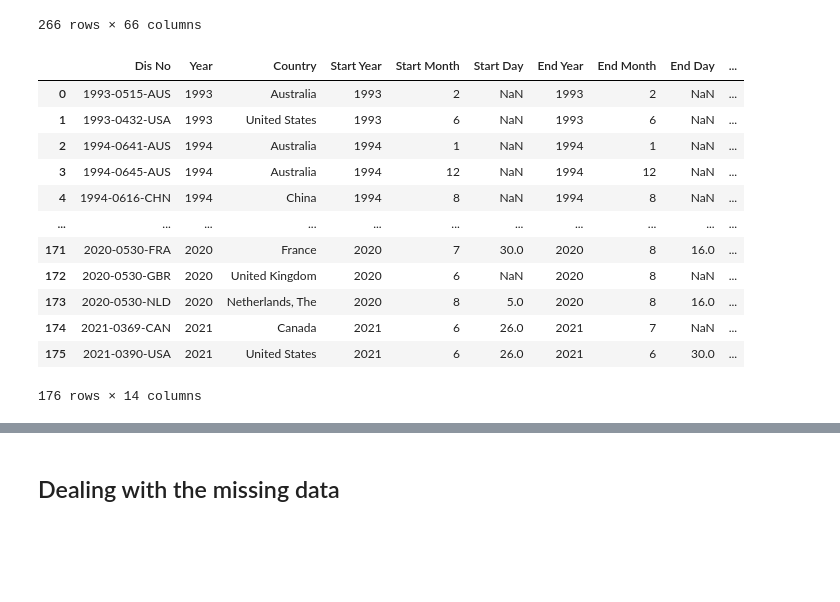
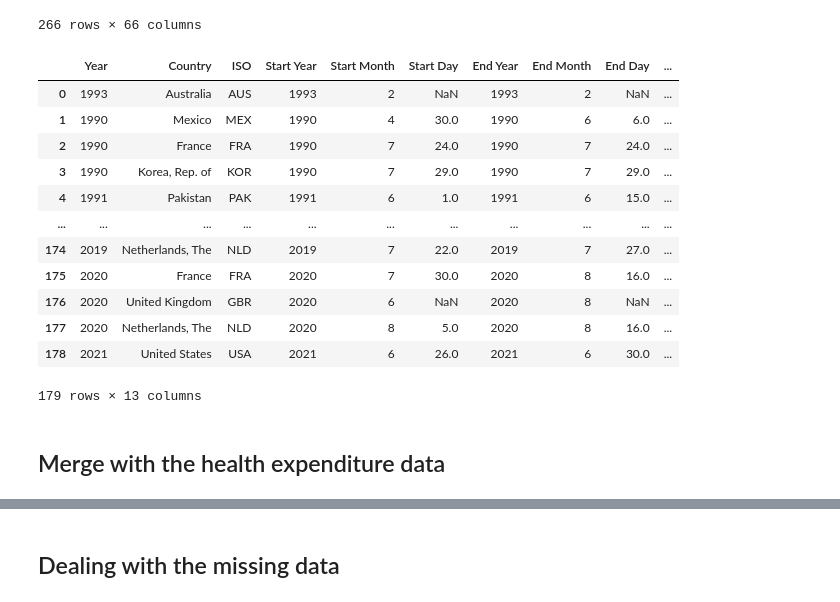
Before and after one commit to Themaoyc/MDA, a Jupyter notebook: Script/Data Preprocessing.ipynb, the cells around one changed output, grey strips where cells are left out. Cells and saved outputs as stored; diff of their text form; code cells hidden in the pictures; blank space fills up the shorter version.

```diff
--- a/Script/Data Preprocessing.ipynb
+++ b/Script/Data Preprocessing.ipynb
@@ -14,5 +30,0 @@ population= pd.read_csv(urlpopulation)
-# %%
-##choose the useful column from emdat
-df=df[["Dis No","Year","Country","Start Year","Start Month","Start Day","End Year",
-      "End Month","End Day","Dis Mag Value","Total Deaths","CPI"]]
-df
@@ -63,6 +254,7 @@ GDP
 | 197 | Zimbabwe | Millions | NaN | ... | ... | ... | ... | ... | ... | ... | ... | ... |
 198 rows × 75 columns
 # %%
-GDP.drop(GDP.columns[2:GDP.columns.get_loc('1993')], axis=1,inplace=True)
+#select the data from 1990 to 2021
+GDP.drop(GDP.columns[2:GDP.columns.get_loc('1990')], axis=1,inplace=True)
 GDP
 # %% [output]
@@ -91,7 +283,7 @@ GDP.groupby(['Scale']).count()
 # %%
 GDP.drop(['Scale'], axis=1,inplace=True)
 # %%
-GDP=pd.melt(GDP, id_vars=['Country'], value_vars=GDP.columns[1:30],
+GDP=pd.melt(GDP, id_vars=['Country'], value_vars=GDP.columns[1:34],
             var_name='Year',value_name='GDP(million dollars)', col_level=None)
 GDP
 # %% [output]
@@ -127,7 +319,11 @@ df.loc[df['Country'] == 'Slovenia','Country']= 'Slovenia, Rep. of'
 df.loc[df['Country'] == 'Serbia','Country']= 'Serbia, Rep. of'
 df.loc[df['Country'] == 'Serbia','Country']= 'Serbia, Rep. of'
 # %%
+##choose useful columns from emdat data
+
+df=df[["Year","Country","ISO","Start Year","Start Month","Start Day","End Year",
+      "End Month","End Day","Total Deaths","CPI"]]
 GDP['Year']=GDP['Year'].astype(int)
-merge1 = pd.merge(df, GDP, on=['Year','Country'],how='left')
-merge1
+merge_gdp = pd.merge(df, GDP, on=['Year','Country'],how='left')
+merge_gdp
 # %% [output]
@@ -164,35 +362,27 @@ population
 266 rows × 66 columns
 # %%
 ##similar operations as gdp
-population.drop(population.columns[1:population.columns.get_loc('1993')], axis=1,inplace=True)
-population=population.rename(columns={'Country Name':'Country'})
-population=pd.melt(population, id_vars=['Country'], value_vars=population.columns[1:30],
+population=population.rename(columns={'Country Code':'ISO'})
+population.drop(columns=['Country Name','Indicator Name','Indicator Code'], axis=1,inplace=True)
+population.drop(population.columns[1:population.columns.get_loc('1990')], axis=1,inplace=True)
+population=pd.melt(population, id_vars=['ISO'], value_vars=population.columns[1:34],
             var_name='Year',value_name='Population', col_level=None)
 population['Year']=population['Year'].astype(int)
-population.loc[population['Country'] == 'Netherlands','Country']= 'Netherlands, The'
-population.loc[population['Country'] == 'Turkiye','Country']= 'Turkey'
-population.loc[population['Country'] == 'Serbia','Country']= 'Serbia, Rep. of'
-population.loc[population['Country'] == 'Slovak Republic','Country']= 'Slovak Rep.'
-population.loc[population['Country'] == 'Slovenia','Country']= 'Slovenia, Rep. of'
-population.loc[population['Country'] == 'North Macedonia','Country']= 'North Macedonia, Republic of'
-population.loc[population['Country'] == 'Egypt, Arab Rep.','Country']= 'Egypt, Arab Rep. of'
-population.loc[population['Country'] == 'Czech Republic','Country']= 'Czech Rep.'
-population.loc[population['Country'] == 'Korea, Rep.','Country']= 'Korea, Rep. of'
-population['Year']=population['Year'].astype(int)
-population.loc[population['Country'] == 'Egypt, Arab Rep.','Country']= 'Egypt, Arab Rep. of'
-merge2 = pd.merge(merge1, population, on=['Year','Country'],how='left')
-merge2
+merge_population = pd.merge(merge_gdp, population, on=['Year','ISO'],how='left')
+merge_population
 # %% [output]
-|  | Dis No | Year | Country | Start Year | Start Month | Start Day | End Year | End Month | End Day | ... |
-| 0 | 1993-0515-AUS | 1993 | Australia | 1993 | 2 | NaN | 1993 | 2 | NaN | ... |
-| 1 | 1993-0432-USA | 1993 | United States | 1993 | 6 | NaN | 1993 | 6 | NaN | ... |
-| 2 | 1994-0641-AUS | 1994 | Australia | 1994 | 1 | NaN | 1994 | 1 | NaN | ... |
-| 3 | 1994-0645-AUS | 1994 | Australia | 1994 | 12 | NaN | 1994 | 12 | NaN | ... |
-| 4 | 1994-0616-CHN | 1994 | China | 1994 | 8 | NaN | 1994 | 8 | NaN | ... |
+|  | Year | Country | ISO | Start Year | Start Month | Start Day | End Year | End Month | End Day | ... |
+| 0 | 1993 | Australia | AUS | 1993 | 2 | NaN | 1993 | 2 | NaN | ... |
+| 1 | 1990 | Mexico | MEX | 1990 | 4 | 30.0 | 1990 | 6 | 6.0 | ... |
+| 2 | 1990 | France | FRA | 1990 | 7 | 24.0 | 1990 | 7 | 24.0 | ... |
+| 3 | 1990 | Korea, Rep. of | KOR | 1990 | 7 | 29.0 | 1990 | 7 | 29.0 | ... |
+| 4 | 1991 | Pakistan | PAK | 1991 | 6 | 1.0 | 1991 | 6 | 15.0 | ... |
 | ... | ... | ... | ... | ... | ... | ... | ... | ... | ... | ... |
-| 171 | 2020-0530-FRA | 2020 | France | 2020 | 7 | 30.0 | 2020 | 8 | 16.0 | ... |
-| 172 | 2020-0530-GBR | 2020 | United Kingdom | 2020 | 6 | NaN | 2020 | 8 | NaN | ... |
-| 173 | 2020-0530-NLD | 2020 | Netherlands, The | 2020 | 8 | 5.0 | 2020 | 8 | 16.0 | ... |
-| 174 | 2021-0369-CAN | 2021 | Canada | 2021 | 6 | 26.0 | 2021 | 7 | NaN | ... |
-| 175 | 2021-0390-USA | 2021 | United States | 2021 | 6 | 26.0 | 2021 | 6 | 30.0 | ... |
+| 174 | 2019 | Netherlands, The | NLD | 2019 | 7 | 22.0 | 2019 | 7 | 27.0 | ... |
+| 175 | 2020 | France | FRA | 2020 | 7 | 30.0 | 2020 | 8 | 16.0 | ... |
+| 176 | 2020 | United Kingdom | GBR | 2020 | 6 | NaN | 2020 | 8 | NaN | ... |
+| 177 | 2020 | Netherlands, The | NLD | 2020 | 8 | 5.0 | 2020 | 8 | 16.0 | ... |
+| 178 | 2021 | United States | USA | 2021 | 6 | 26.0 | 2021 | 6 | 30.0 | ... |
-176 rows × 14 columns
+179 rows × 13 columns
+# %% [markdown]
+## Merge with the health expenditure data
```
Also changed, not shown: parts of 43 cells of this notebook, 3 other files.
